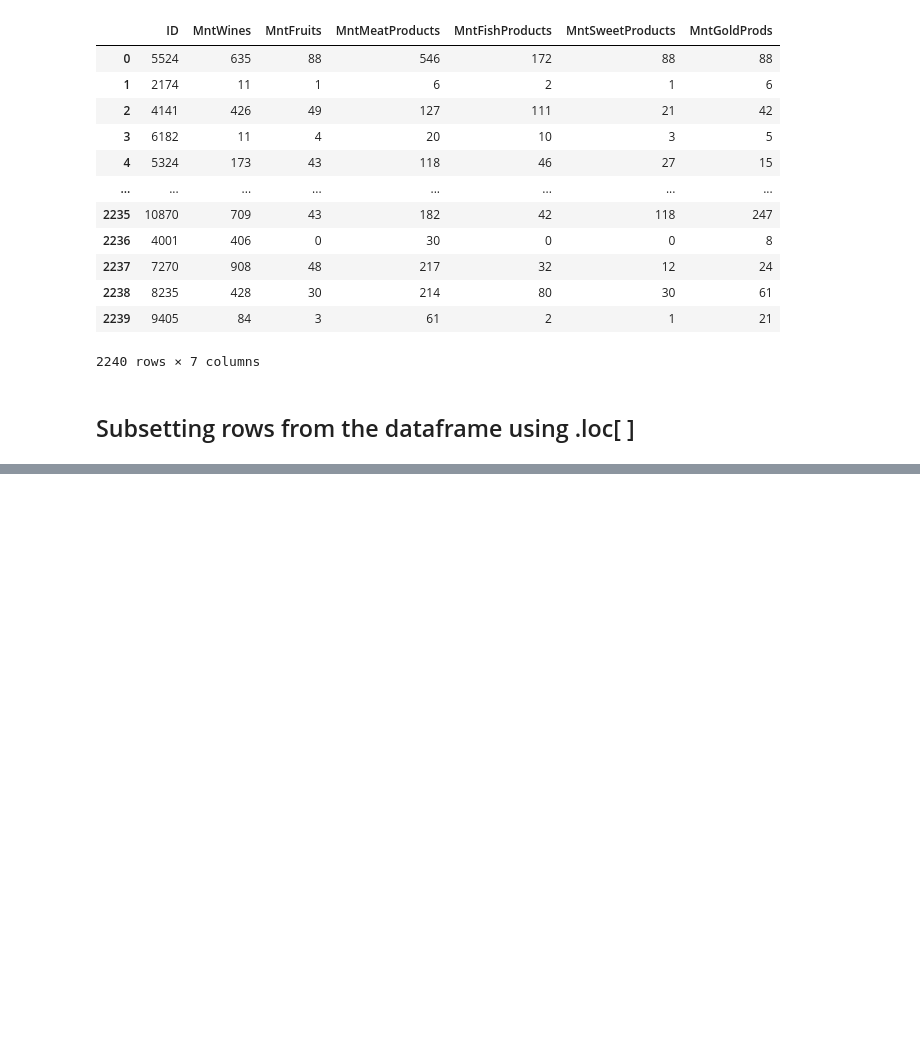
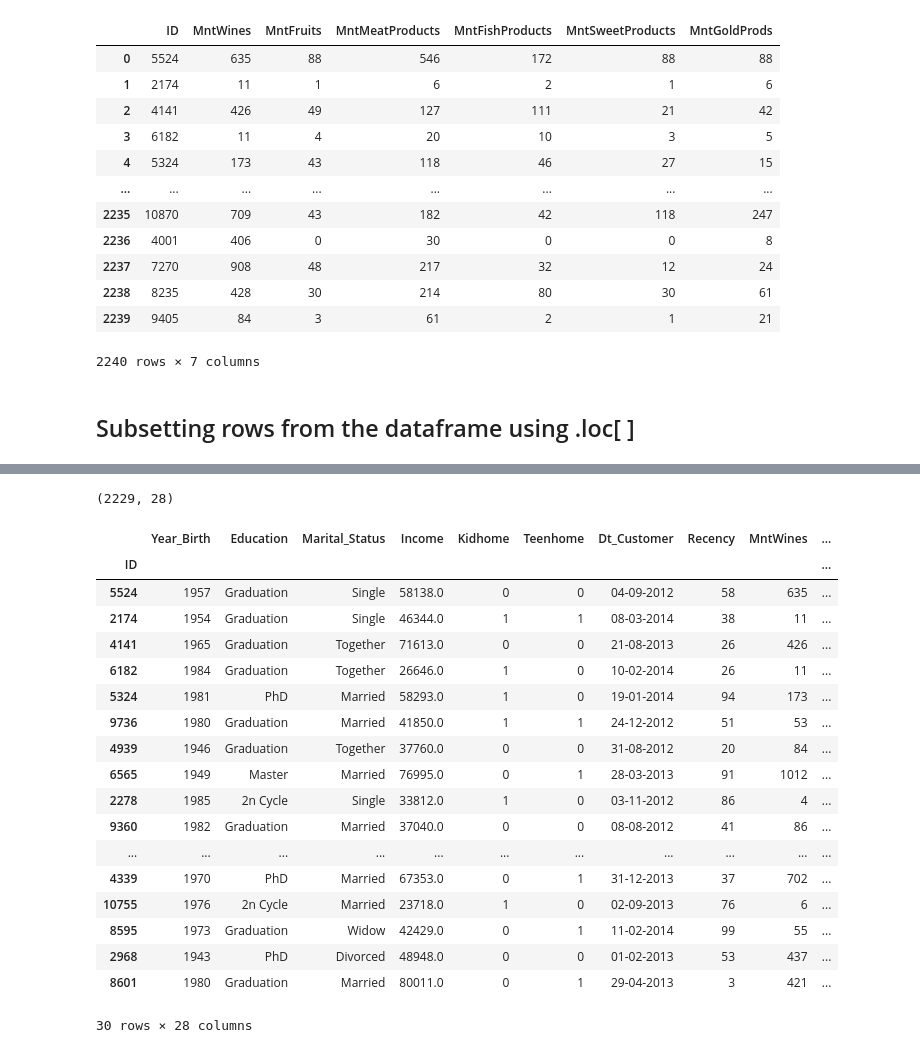
Before and after one commit to LinkedInLearning/pandas-code-challenges-3017222, a Jupyter notebook: 02_02_begin.ipynb, the cells around one changed output, grey strips where cells are left out. Drawn from its saved outputs; the diff is of its cells as text; code cells hidden in the pictures; blank space fills up the shorter version.

```diff
--- a/02_02_begin.ipynb
+++ b/02_02_begin.ipynb
@@ -71,3 +71,5 @@ mnt_purchases
 2240 rows × 7 columns
 # %% [markdown]
 ## Subsetting rows from the dataframe using .loc[ ]
+# %%
+df2 = camp_df.set_index("ID")
@@ -73,0 +189,28 @@ mnt_purchases
+# %%
+df9 = df2[~df2.isin(df2.loc[7446:2114]).iloc[:, 0]]
+# %%
+df9.shape
+# %% [output]
+(2229, 28)
+# %%
+df9.head(30)
+# %% [output]
+|  | Year_Birth | Education | Marital_Status | Income | Kidhome | Teenhome | Dt_Customer | Recency | MntWines | ... |
+| ID |  |  |  |  |  |  |  |  |  | ... |
+| 5524 | 1957 | Graduation | Single | 58138.0 | 0 | 0 | 04-09-2012 | 58 | 635 | ... |
+| 2174 | 1954 | Graduation | Single | 46344.0 | 1 | 1 | 08-03-2014 | 38 | 11 | ... |
+| 4141 | 1965 | Graduation | Together | 71613.0 | 0 | 0 | 21-08-2013 | 26 | 426 | ... |
+| 6182 | 1984 | Graduation | Together | 26646.0 | 1 | 0 | 10-02-2014 | 26 | 11 | ... |
+| 5324 | 1981 | PhD | Married | 58293.0 | 1 | 0 | 19-01-2014 | 94 | 173 | ... |
+| 9736 | 1980 | Graduation | Married | 41850.0 | 1 | 1 | 24-12-2012 | 51 | 53 | ... |
+| 4939 | 1946 | Graduation | Together | 37760.0 | 0 | 0 | 31-08-2012 | 20 | 84 | ... |
+| 6565 | 1949 | Master | Married | 76995.0 | 0 | 1 | 28-03-2013 | 91 | 1012 | ... |
+| 2278 | 1985 | 2n Cycle | Single | 33812.0 | 1 | 0 | 03-11-2012 | 86 | 4 | ... |
+| 9360 | 1982 | Graduation | Married | 37040.0 | 0 | 0 | 08-08-2012 | 41 | 86 | ... |
+| ... | ... | ... | ... | ... | ... | ... | ... | ... | ... | ... |
+| 4339 | 1970 | PhD | Married | 67353.0 | 0 | 1 | 31-12-2013 | 37 | 702 | ... |
+| 10755 | 1976 | 2n Cycle | Married | 23718.0 | 1 | 0 | 02-09-2013 | 76 | 6 | ... |
+| 8595 | 1973 | Graduation | Widow | 42429.0 | 0 | 1 | 11-02-2014 | 99 | 55 | ... |
+| 2968 | 1943 | PhD | Divorced | 48948.0 | 0 | 0 | 01-02-2013 | 53 | 437 | ... |
+| 8601 | 1980 | Graduation | Married | 80011.0 | 0 | 1 | 29-04-2013 | 3 | 421 | ... |
+30 rows × 28 columns
```
Also changed, not shown: parts of 19 cells of this notebook, 17 other files.
